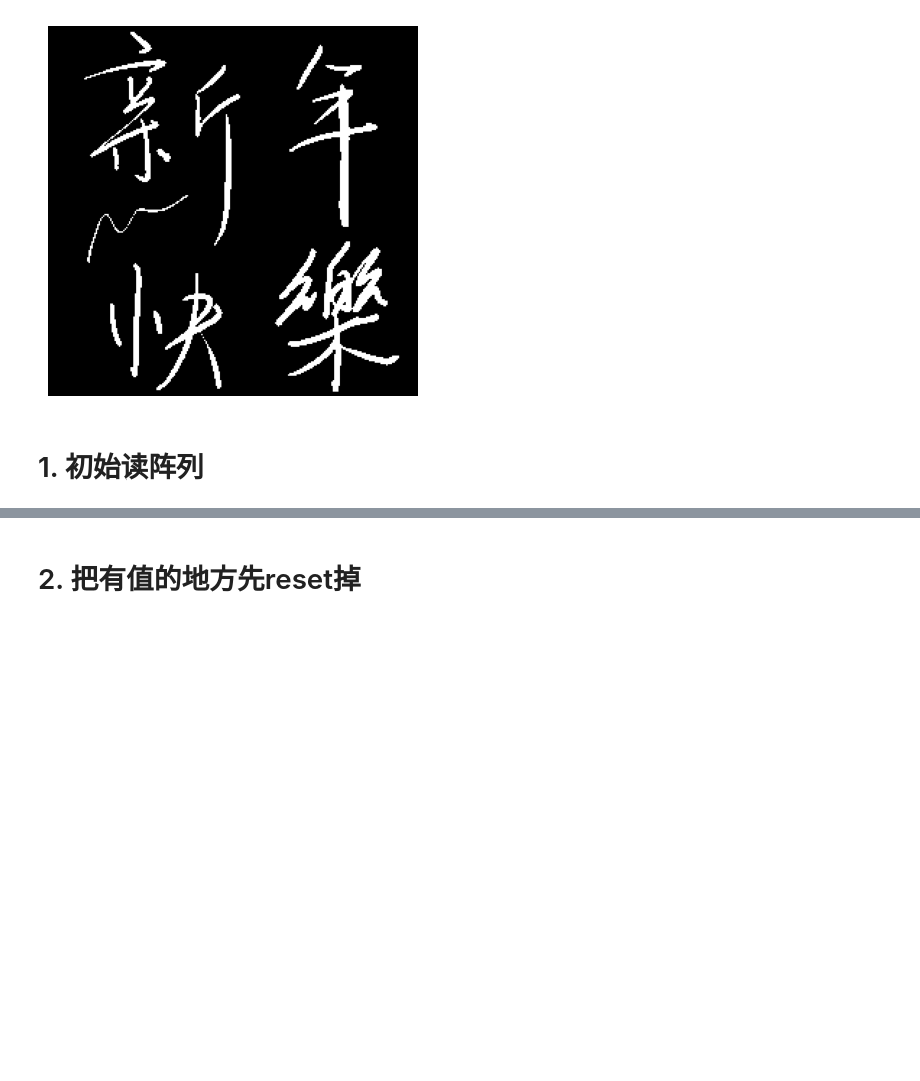
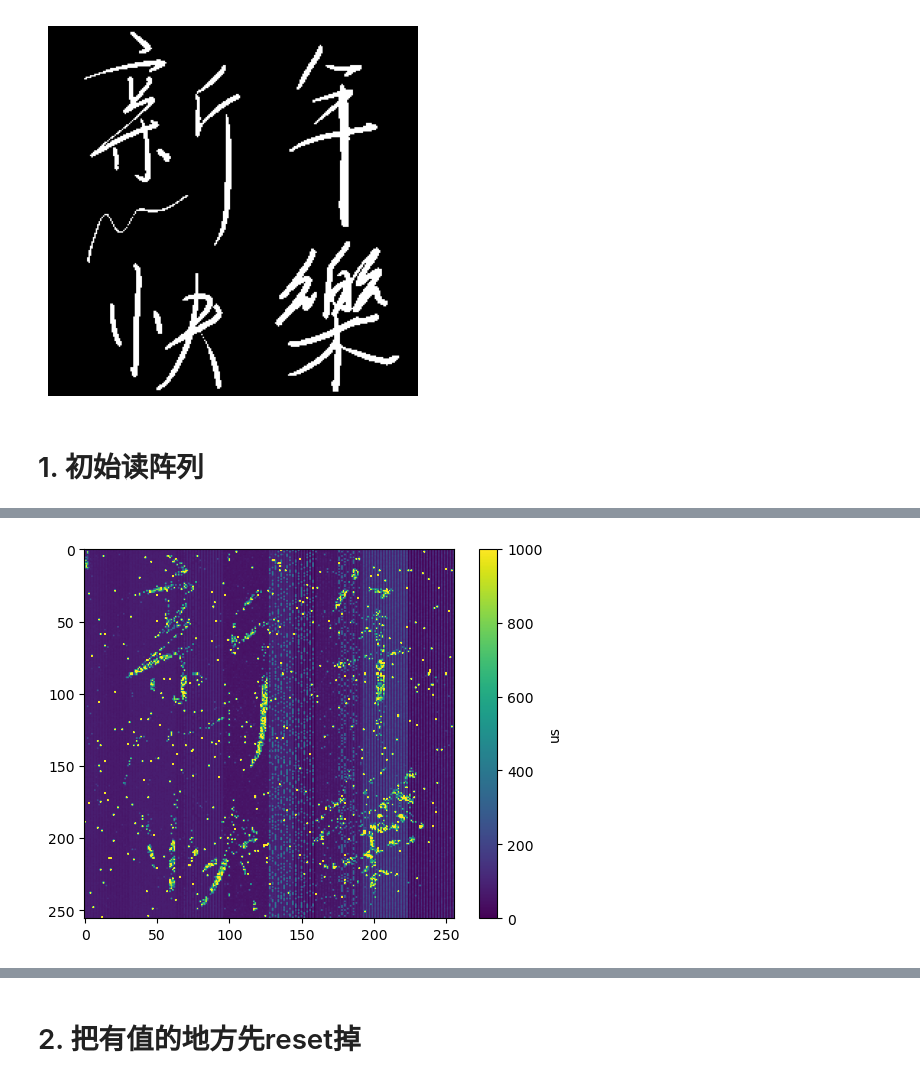
Before and after one commit to bei-meng/host_computer, a Jupyter notebook: 3写图片示例.ipynb, the cells around one changed output, grey strips where cells are left out. Cells and saved outputs as stored; diff of their text form; code cells hidden in the pictures; blank space fills up the shorter version.

```diff
--- a/3写图片示例.ipynb
+++ b/3写图片示例.ipynb
@@ -54,3 +53,12 @@ voltage1 = chip.read_point2(crossbar=np.ones((256,256)),
+# %%
+cmap = plt.cm.viridis
+norm = Normalize(vmin=0, vmax=1000)
+im = plt.imshow(chip.voltage_to_cond(voltage1), cmap=cmap,norm=norm)
+cbar = plt.colorbar(im)
+cbar.set_label("us")
+plt.show()
+# %% [output]
+[figure, added]
 # %%
 cmap = plt.cm.viridis
 norm = Normalize(vmin=0, vmax=1000)
```
Also changed, not shown: parts of 6 cells of this notebook, 2 other files.
